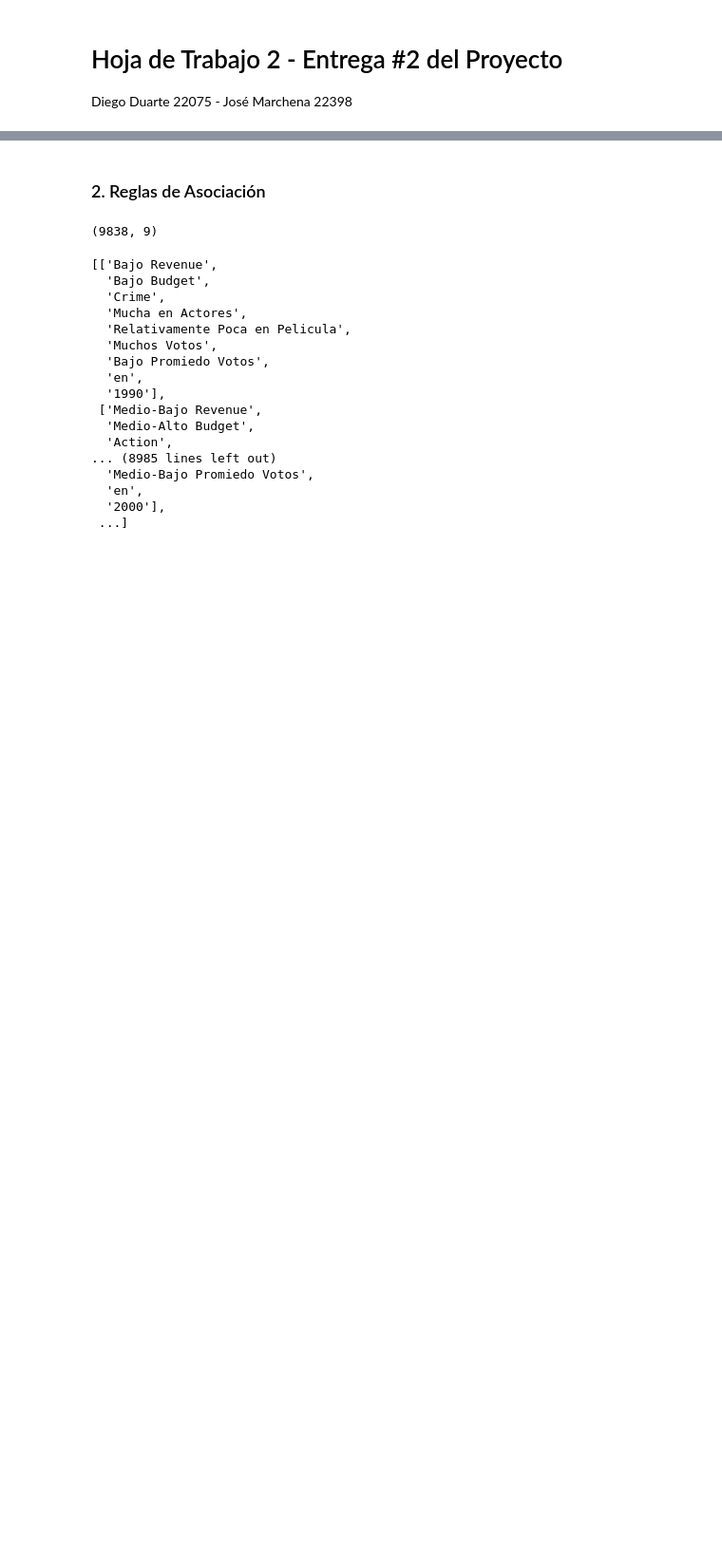
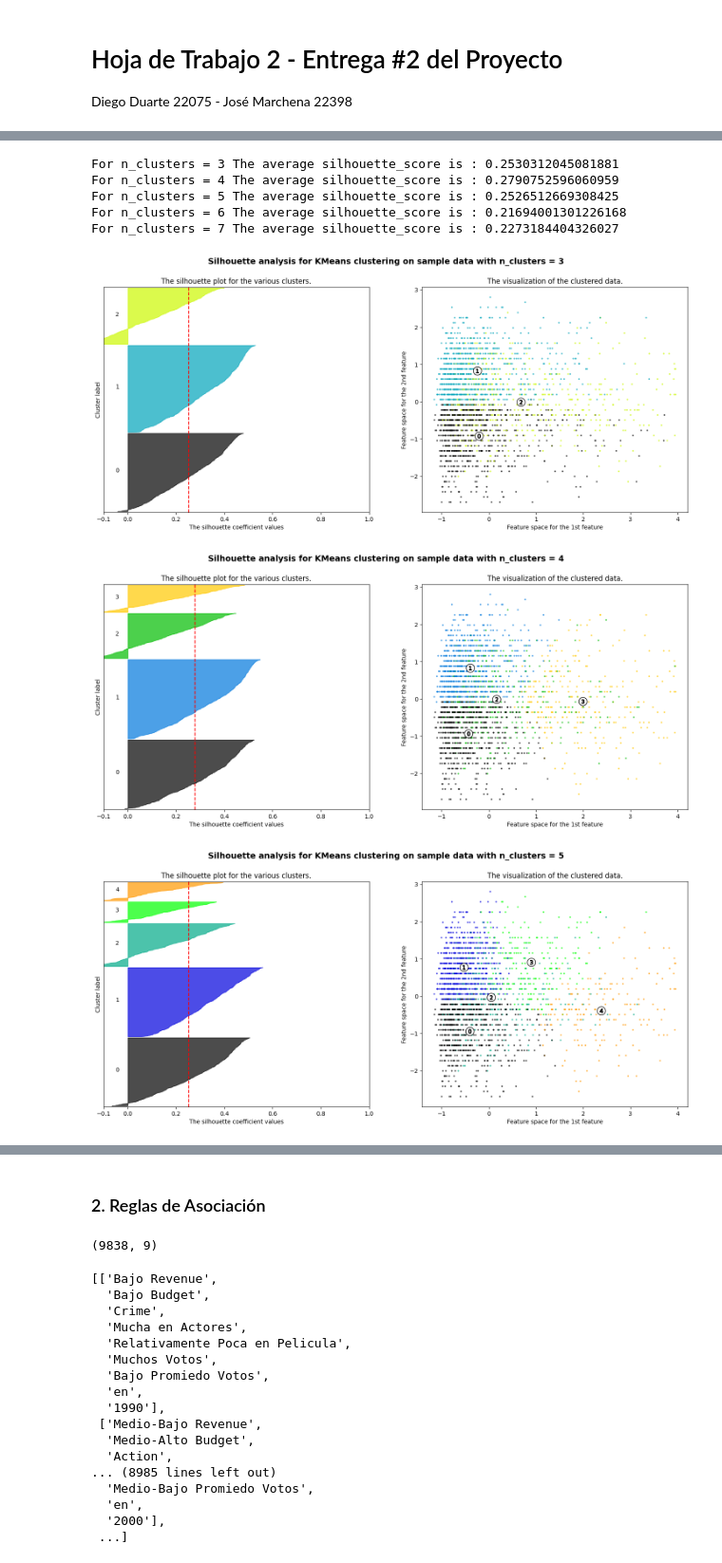
Before and after one commit to DiegoDuaS/Clustering_APriori_PCA, a Jupyter notebook: actividades.ipynb, the cells around one changed output, grey strips where cells are left out. Shown at 95% size. Saved outputs shown, nothing was run; the diff lists cells and outputs as text; code cells hidden in the pictures; blank space fills up the shorter version.

```diff
--- a/actividades.ipynb
+++ b/actividades.ipynb
@@ -65,0 +100,12 @@ pyclustertend.vat(X_scale)
+# %%
+# Analisis de silueta
+analisis.sillhouette([3,4,5,6,7],X_scale)
+# %% [output]
+For n_clusters = 3 The average silhouette_score is : 0.2530312045081881
+For n_clusters = 4 The average silhouette_score is : 0.2790752596060959
+For n_clusters = 5 The average silhouette_score is : 0.2526512669308425
+For n_clusters = 6 The average silhouette_score is : 0.21694001301226168
+For n_clusters = 7 The average silhouette_score is : 0.2273184404326027
+[figure, added]
+[figure, added]
+[figure, added]
```
Also changed, not shown: parts of 16 cells of this notebook.
